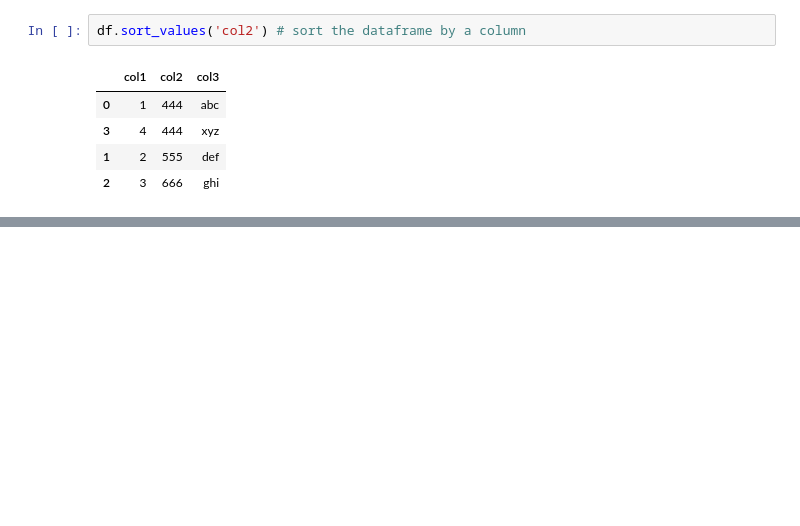
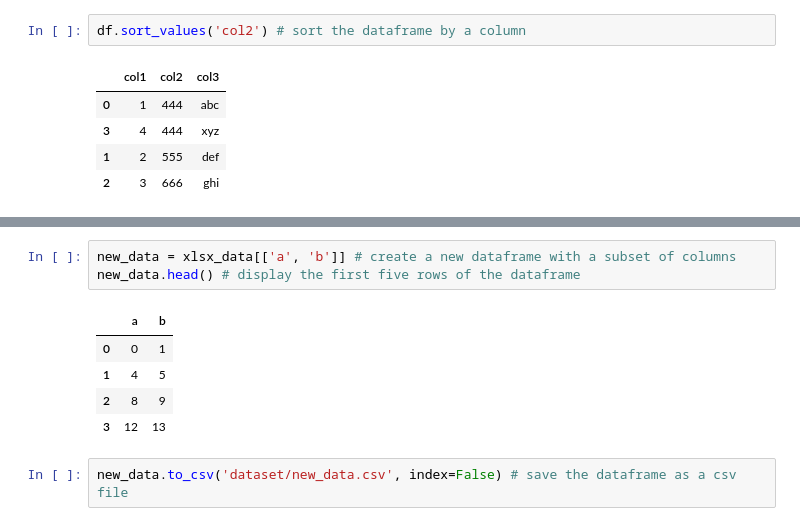
Before and after one commit to Abubakr1710/Python-Libraries, a Jupyter notebook: pandas/intro.ipynb, the cells around one changed output, grey strips where cells are left out. Cells and saved outputs as stored; diff of their text form; blank space fills up the shorter version.

```diff
--- a/pandas/intro.ipynb
+++ b/pandas/intro.ipynb
@@ -523,0 +559,11 @@ df.sort_values('col2') # sort the dataframe by a column
+# %%
+new_data = xlsx_data[['a', 'b']] # create a new dataframe with a subset of columns
+new_data.head() # display the first five rows of the dataframe
+# %% [output]
+|  | a | b |
+| 0 | 0 | 1 |
+| 1 | 4 | 5 |
+| 2 | 8 | 9 |
+| 3 | 12 | 13 |
+# %%
+new_data.to_csv('dataset/new_data.csv', index=False) # save the dataframe as a csv file
```
Also changed, not shown: parts of 5 cells of this notebook.
